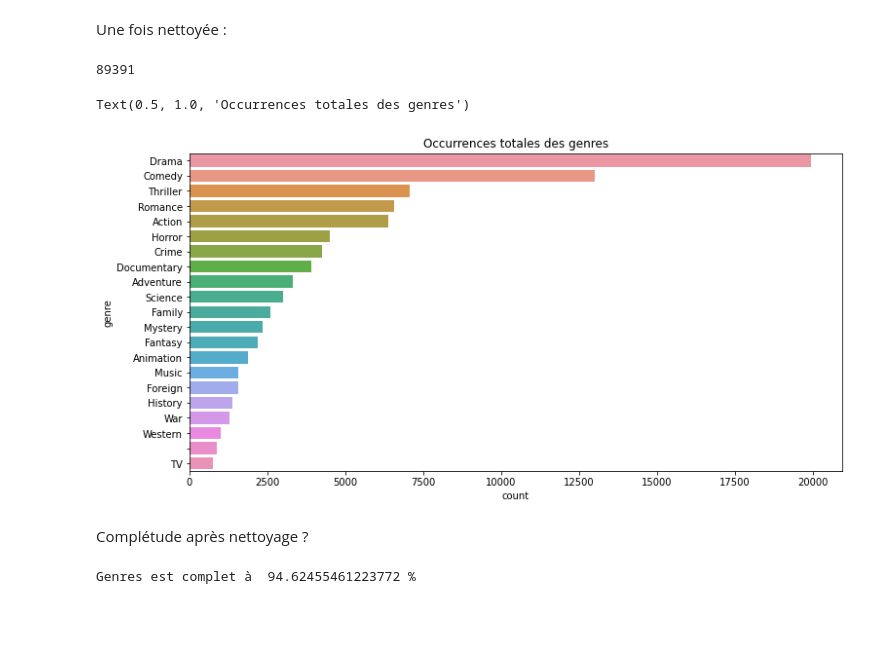
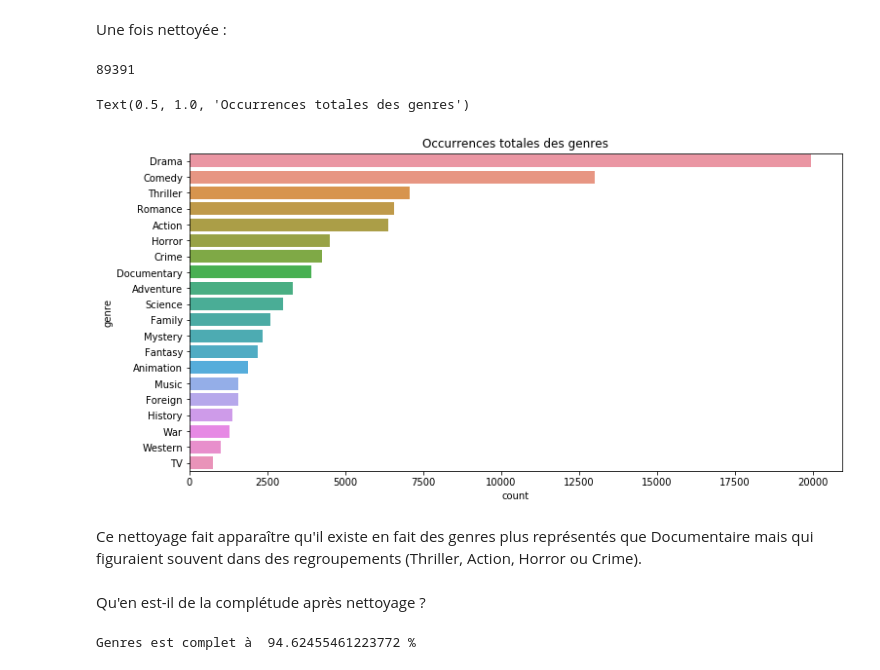
Before and after one commit to marie-ganon/Projet-Python-S1, a Jupyter notebook: Notebook Projet GANON-HE.ipynb, the cells around one changed output. Drawn from its saved outputs; the diff is of its cells as text; code cells hidden in the pictures; blank space fills up the shorter version.

```diff
--- a/Notebook Projet GANON-HE.ipynb
+++ b/Notebook Projet GANON-HE.ipynb
@@ -487,21 +464,24 @@ Une fois nettoyée :
 # %%
 l = []
 for i in trange(len(df)):
     genre = df.genres[i].split()
     for i in genre :
         l.append(i)
 print(len(l))
 df_genre = pd.DataFrame(l, columns=['genre'])
 df_genre.genre = df_genre.genre.str.replace(r',', '')
+df_genre.genre = df_genre[df_genre.genre != '']
 fig, ax = plt.subplots(figsize=(12,6))
 sns.countplot(y = df_genre.genre, order = df_genre['genre'].value_counts().index)
 plt.title('Occurrences totales des genres')
 # %% [output]
 89391
 Text(0.5, 1.0, 'Occurrences totales des genres')
-[figure, old version]
+[figure, new version]
-# %% [markdown]
-Complétude après nettoyage ?
+# %% [markdown]
+Ce nettoyage fait apparaître qu'il existe en fait des genres plus représentés que Documentaire mais qui figuraient souvent dans des regroupements (Thriller, Action, Horror ou Crime).
+# %% [markdown]
+Qu'en est-il de la complétude après nettoyage ?
 # %%
 len(df.genres[df.genres == ''])
 df.genres = df.genres.replace('', np.NaN)
```
Also changed, not shown: parts of 41 cells of this notebook.
